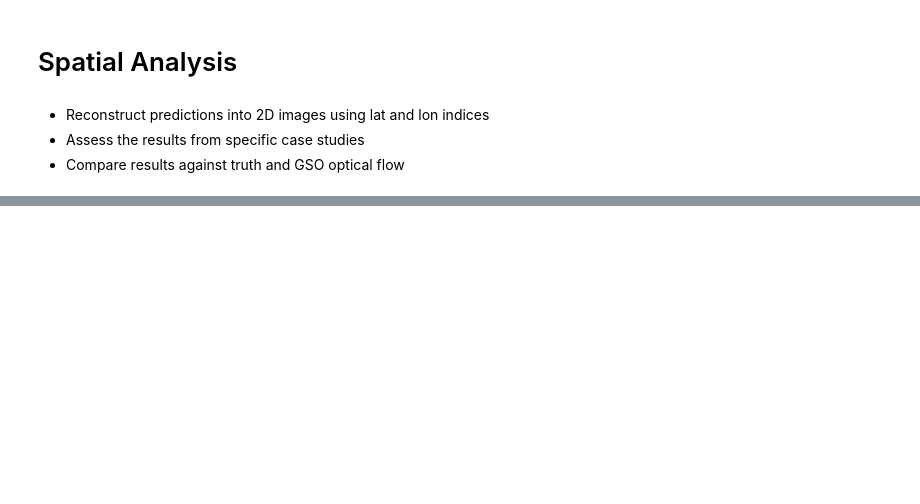
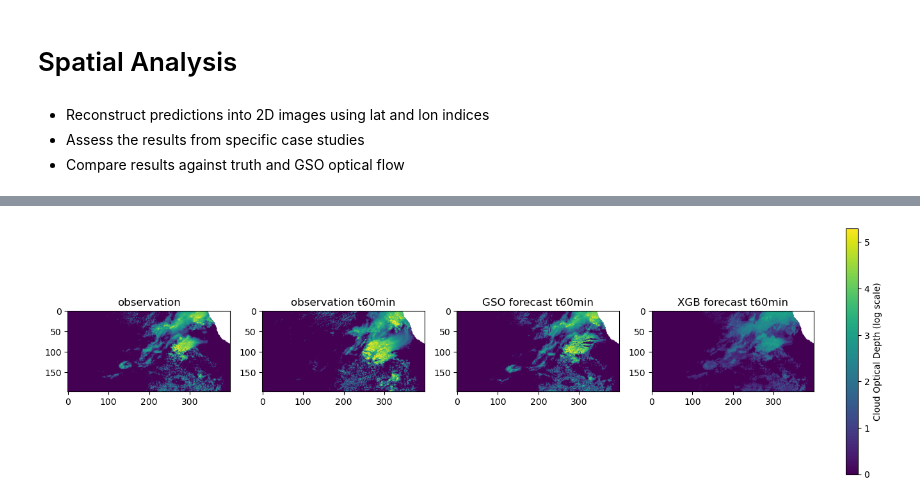
Before and after one commit to cdoedens/solar-nowcast, a Jupyter notebook: mouse/05_spatial_analysis.ipynb, the cells around one changed output, grey strips where cells are left out. Cells and saved outputs as stored; diff of their text form; code cells hidden in the pictures; blank space fills up the shorter version.

```diff
--- a/mouse/05_spatial_analysis.ipynb
+++ b/mouse/05_spatial_analysis.ipynb
@@ -32,11 +32,11 @@ for n in range(1, 7):
 X = X.drop(columns=['month'])
 
 y = test_df['cloud_optical_depth_t1']
-
 y_log = data_transform.log_transform(y)
 
-df = X.join(y)
+df = X.copy()
 df['cloud_optical_depth_log'] = data_transform.log_transform(test_df['cloud_optical_depth'])
+df['cloud_optical_depth_t1_log'] = y_log
 df['forecast_log'] = model.predict(X)
 
 ds_xgb = df.to_xarray()
@@ -111,37 +101,39 @@ Coordinates:
 # %%
-fig, ax = plt.subplots(nrows=1, ncols=4, figsize=(16,10))
+fig, ax = plt.subplots(nrows=1, ncols=4, figsize=(16,5))
 time= '2025-02-05T02:00'
 f_time= '2025-02-05T03:00'
 
 vmin=0
 vmax=np.log(200)
 
 
 im0 = ax[0].imshow(
     ds_xgb.cloud_optical_depth_log.sel(time=time),
     vmin=vmin, vmax=vmax
 )
 ax[1].imshow(
-    ds_xgb.cloud_optical_depth_t1.sel(time=time),
+    ds_xgb.cloud_optical_depth_t1_log.sel(time=time),
     vmin=vmin, vmax=vmax
 )
 
 ax[2].imshow(
-    ds_gso.cloud_optical_depth.sel(time=time, forecast_time=f_time),
+    ds_gso.cloud_optical_depth_log.sel(time=time, forecast_time=f_time),
     vmin=vmin, vmax=vmax
 )
 
 ax[3].imshow(
     ds_xgb.forecast_log.sel(time=time),
     vmin=vmin, vmax=vmax
 )
 
 ax[0].set_title('observation')
 ax[1].set_title('observation t60min')
 ax[2].set_title('GSO forecast t60min')
 ax[3].set_title('XGB forecast t60min')
 
 cbar = fig.colorbar(im0, ax=ax, orientation='vertical', fraction=0.02, pad=0.04)
 cbar.set_label('Cloud Optical Depth (log scale)')
+# %% [output]
+[figure, added]
 # %%
 fig, ax = plt.subplots(nrows=1, ncols=4, figsize=(16,10))
```
Also changed, not shown: parts of 4 cells of this notebook, 3 other files.
